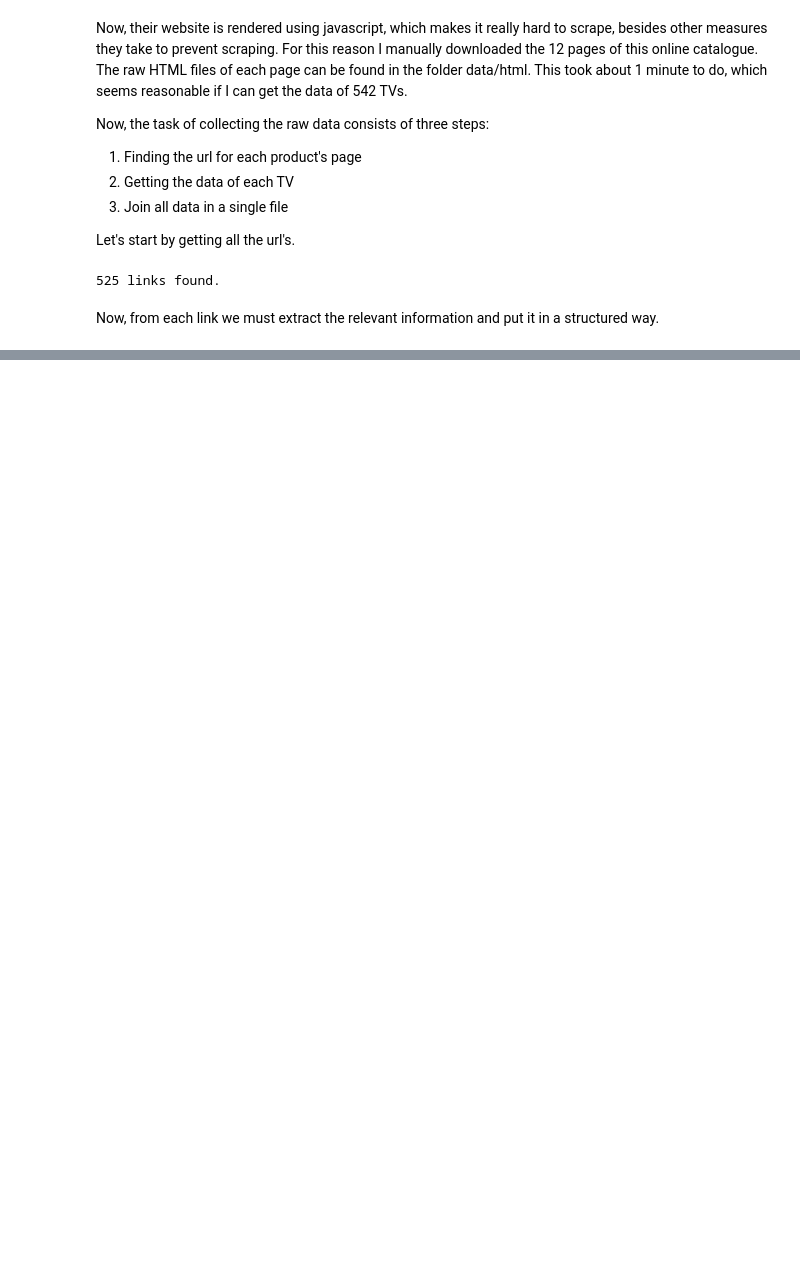
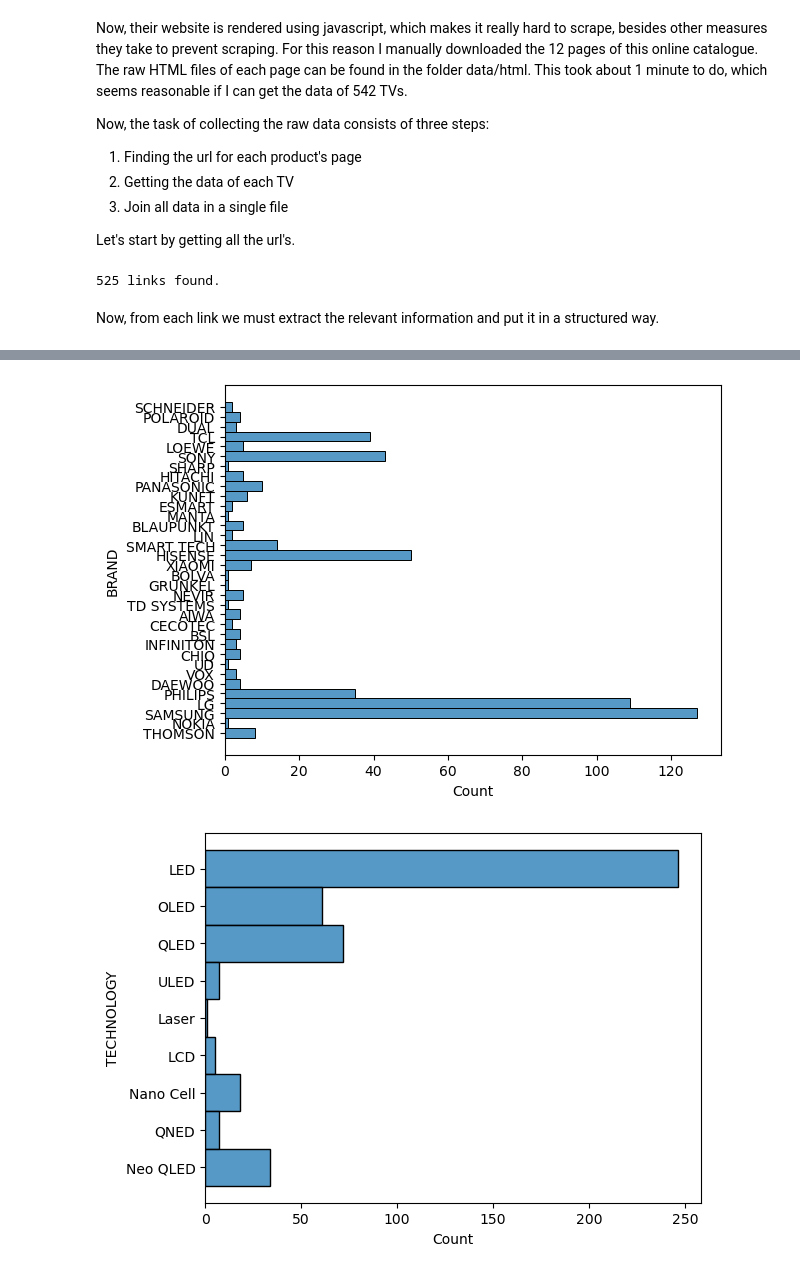
Before and after one commit to pedrodamas1/Scraping-TV-Prices, a Jupyter notebook: TV Scraping.ipynb, the cells around one changed output, grey strips where cells are left out. Cells and saved outputs as stored; diff of their text form; code cells hidden in the pictures; blank space fills up the shorter version.

```diff
--- a/TV Scraping.ipynb
+++ b/TV Scraping.ipynb
@@ -188,0 +255,15 @@ The y-logarithmic plot of the price value is a surprisingly smooth curve, shaped
+# %%
+sns.histplot(data=df, y='BRAND')
+plt.show()
+
+sns.histplot(data=df, y='TECHNOLOGY')
+plt.show()
+
+sns.histplot(data=df, y='RESOLUTION')
+plt.show()
+
+sns.histplot(data=df, y='OS')
+plt.show()
+# %% [output]
+[figure, added]
+[figure, added]
```
Also changed, not shown: parts of 19 cells of this notebook, 4 other files.
